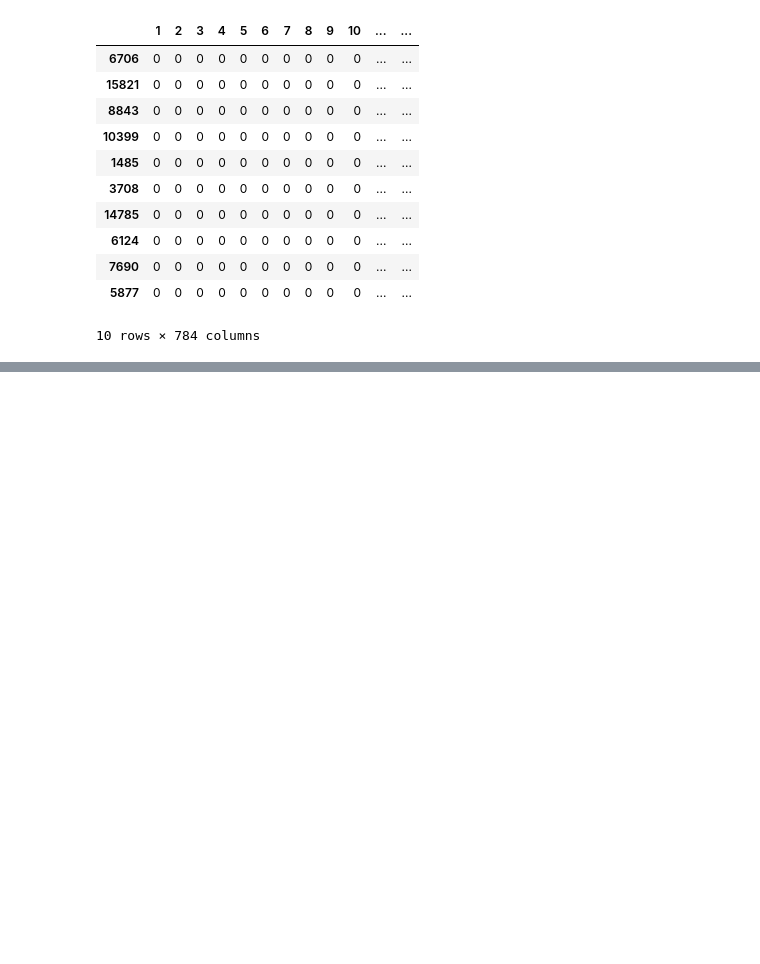
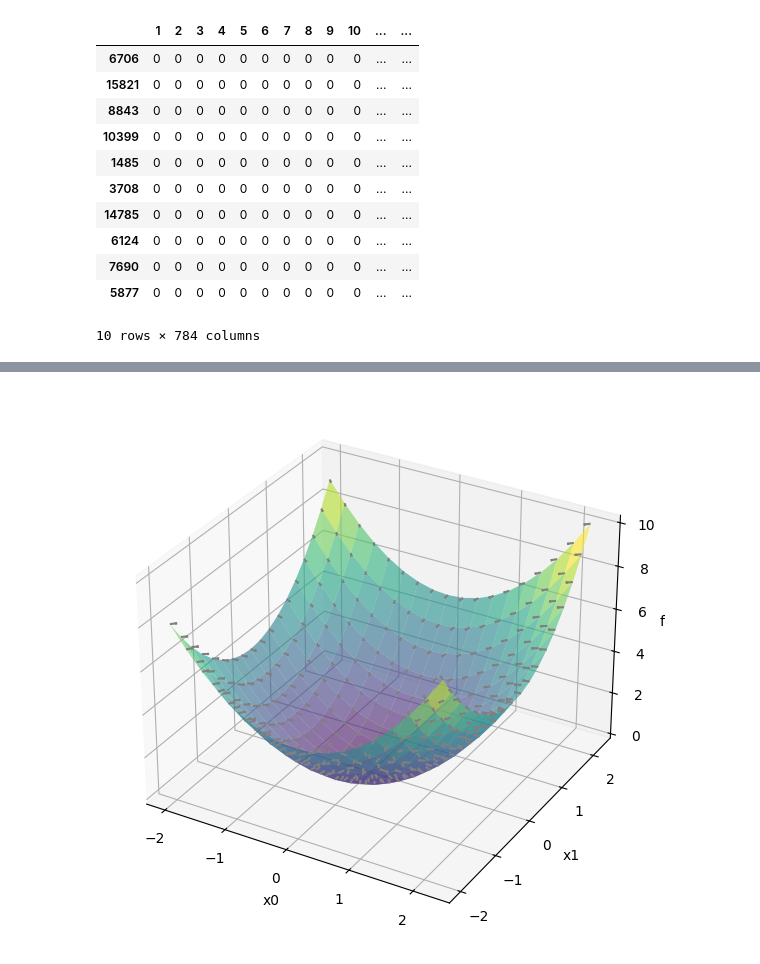
Before and after one commit to zz231008/-deeplearning, a Jupyter notebook: Chapter4.ipynb, the cells around one changed output, grey strips where cells are left out. Saved outputs shown, nothing was run; the diff lists cells and outputs as text; code cells hidden in the pictures; blank space fills up the shorter version.

```diff
--- a/Chapter4.ipynb
+++ b/Chapter4.ipynb
@@ -106,0 +178,71 @@ def cross_entropy_error(y, t):
+# %%
+# coding: utf-8
+import numpy as np
+import matplotlib.pyplot as plt
+
+# 数值梯度计算函数
+def _numerical_gradient_no_batch(f, x):
+    h = 1e-4  # 0.0001
+    grad = np.zeros_like(x)
+
+    for idx in range(x.size):
+        tmp_val = x[idx]
+        x[idx] = float(tmp_val) + h
+        fxh1 = f(x)  # f(x+h)
+
+        x[idx] = tmp_val - h
+        fxh2 = f(x)  # f(x-h)
+        grad[idx] = (fxh1 - fxh2) / (2 * h)
+
+        x[idx] = tmp_val  # 恢复值
+
+    return grad
+
+def numerical_gradient(f, X):
+    if X.ndim == 1:
+        return _numerical_gradient_no_batch(f, X)
+    else:
+        grad = np.zeros_like(X)
+
+        for idx, x in enumerate(X):
+            grad[idx] = _numerical_gradient_no_batch(f, x)
+
+        return grad
+
+# 被求导的函数
+def function_2(x):
+    return np.sum(x**2, axis=-1)
+
+# 绘制3D图和梯度向量场
+if __name__ == '__main__':
+    # 定义网格
+    x0 = np.arange(-2, 2.5, 0.25)
+    x1 = np.arange(-2, 2.5, 0.25)
+    X, Y = np.meshgrid(x0, x1)
+    XY = np.stack((X, Y), axis=-1)  # 形状为 (18, 18, 2)
+    Z = function_2(XY)
+
+    # 绘制3D曲面图
+    fig = plt.figure(figsize=(10, 7))
+    ax = fig.add_subplot(111, projection='3d')
+    ax.plot_surface(X, Y, Z, cmap="viridis", edgecolor="none", alpha=0.6)
+    ax.set_xlabel("x0")
+    ax.set_ylabel("x1")
+    ax.set_zlabel("f(x)")
+
+    # 计算并绘制梯度向量
+    X_flat = X.flatten()
+    Y_flat = Y.flatten()
+    XY_flat = np.stack((X_flat, Y_flat), axis=-1)  # 形状为 (324, 2)
+    Z_flat = function_2(XY_flat)
+
+    grad = numerical_gradient(function_2, XY_flat)
+    U = -grad[:, 0]  # X方向的梯度
+    V = -grad[:, 1]  # Y方向的梯度
+    W = np.zeros_like(U)  # Z方向的梯度为0，因为我们只在XY平面上显示
+
+    ax.quiver(X_flat, Y_flat, Z_flat, U, V, W, color="gray", length=0.1, normalize=True)
+
+    plt.show()
+# %% [output]
+[figure, added]
```
Also changed, not shown: parts of 4 cells of this notebook.
